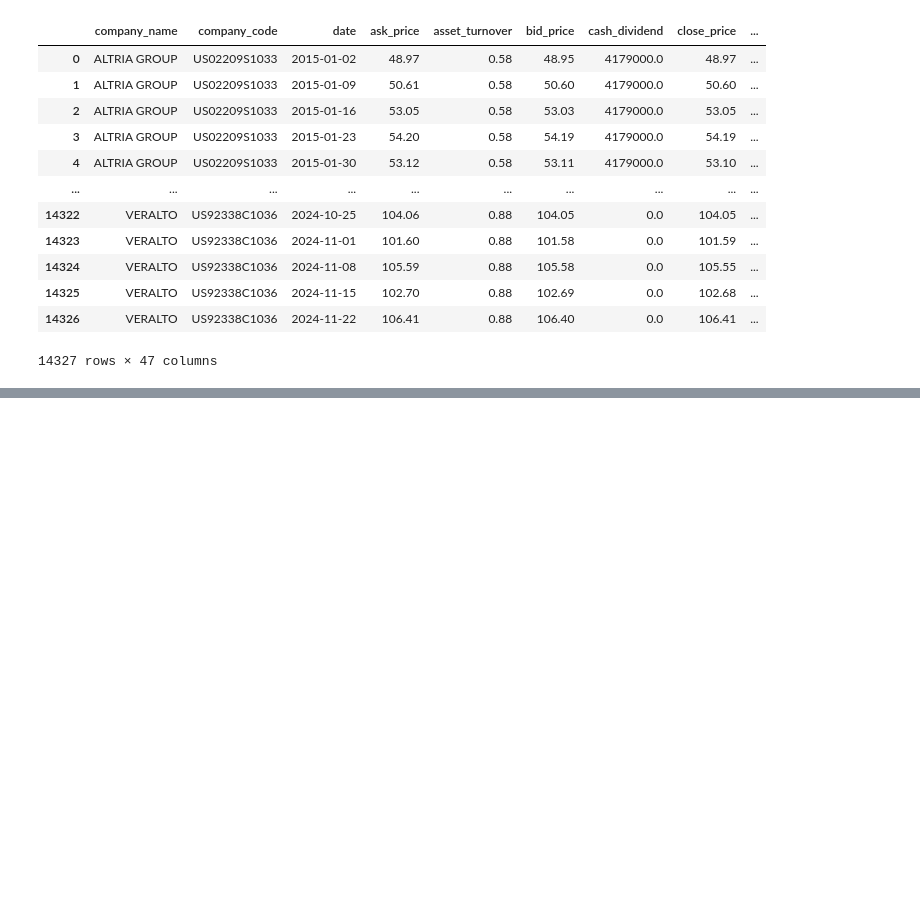
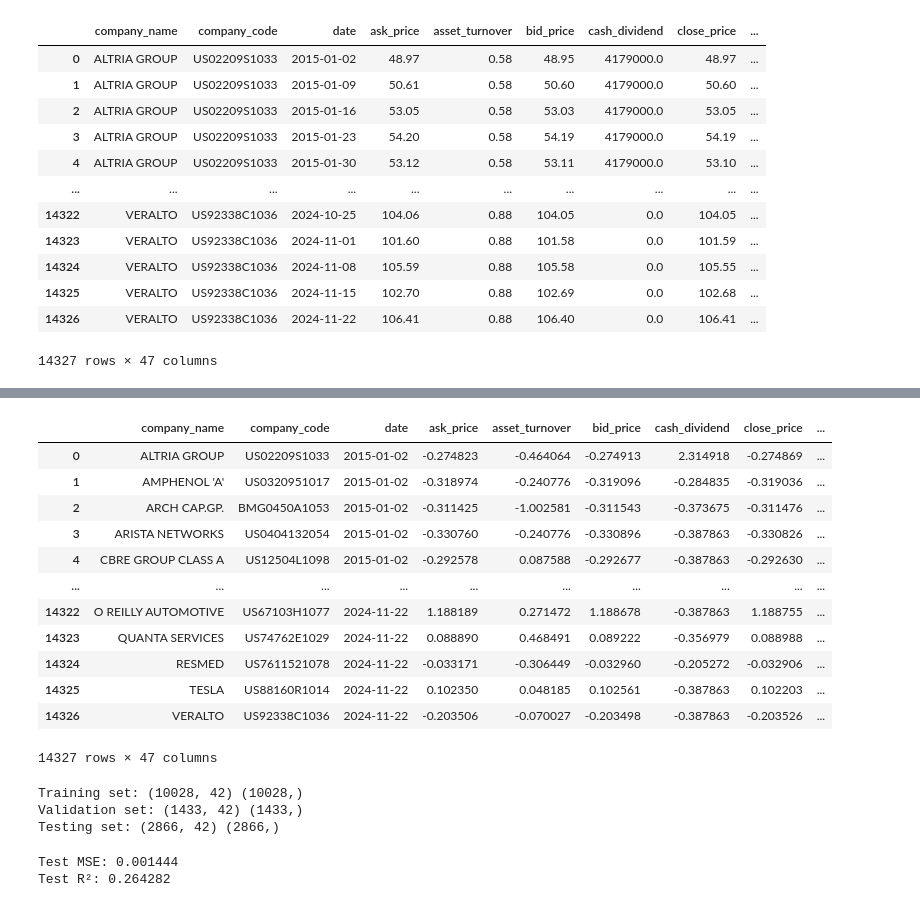
Before and after one commit to kaki1995/Project_Applying-AI-and-Large-Language-Models-in-Stock-Investment, a Jupyter notebook: Campus Challenge.ipynb, the cells around one changed output, grey strips where cells are left out. Saved outputs shown, nothing was run; the diff lists cells and outputs as text; code cells hidden in the pictures; blank space fills up the shorter version.

```diff
--- a/Campus Challenge.ipynb
+++ b/Campus Challenge.ipynb
@@ -1148,0 +1198,78 @@ df_top_30
+# %%
+# Sort DataFrame first by date and the by company_name
+df_scaled_sorted = df_scaled.sort_values(by=['date', 'company_name'])
+df_scaled_sorted = df_scaled_sorted.reset_index(drop=True)
+
+df_scaled_sorted
+# %% [output]
+|  | company_name | company_code | date | ask_price | asset_turnover | bid_price | cash_dividend | close_price | ... |
+| 0 | ALTRIA GROUP | US02209S1033 | 2015-01-02 | -0.274823 | -0.464064 | -0.274913 | 2.314918 | -0.274869 | ... |
+| 1 | AMPHENOL 'A' | US0320951017 | 2015-01-02 | -0.318974 | -0.240776 | -0.319096 | -0.284835 | -0.319036 | ... |
+| 2 | ARCH CAP.GP. | BMG0450A1053 | 2015-01-02 | -0.311425 | -1.002581 | -0.311543 | -0.373675 | -0.311476 | ... |
+| 3 | ARISTA NETWORKS | US0404132054 | 2015-01-02 | -0.330760 | -0.240776 | -0.330896 | -0.387863 | -0.330826 | ... |
+| 4 | CBRE GROUP CLASS A | US12504L1098 | 2015-01-02 | -0.292578 | 0.087588 | -0.292677 | -0.387863 | -0.292630 | ... |
+| ... | ... | ... | ... | ... | ... | ... | ... | ... | ... |
+| 14322 | O REILLY AUTOMOTIVE | US67103H1077 | 2024-11-22 | 1.188189 | 0.271472 | 1.188678 | -0.387863 | 1.188755 | ... |
+| 14323 | QUANTA SERVICES | US74762E1029 | 2024-11-22 | 0.088890 | 0.468491 | 0.089222 | -0.356979 | 0.088988 | ... |
+| 14324 | RESMED | US7611521078 | 2024-11-22 | -0.033171 | -0.306449 | -0.032960 | -0.205272 | -0.032906 | ... |
+| 14325 | TESLA | US88160R1014 | 2024-11-22 | 0.102350 | 0.048185 | 0.102561 | -0.387863 | 0.102203 | ... |
+| 14326 | VERALTO | US92338C1036 | 2024-11-22 | -0.203506 | -0.070027 | -0.203498 | -0.387863 | -0.203526 | ... |
+14327 rows × 47 columns
+# %%
+# Split the training, validation and test dataset
+
+# Define the target column
+target_col = df_scaled_sorted['next_week_return']
+
+# Define the columns to exclude
+exclude_cols = ['company_name', 'company_code', 'date', 'next_week_return', 'label']
+
+# Get the input columns by excluding the specified columns
+input_cols = df_scaled_sorted.columns.difference(exclude_cols)
+
+# Ensure all column names are strings
+df_scaled_sorted.columns = df_scaled_sorted.columns.astype(str)
+
+# Split the data into inputs (features) and target
+X = df_scaled_sorted[input_cols]
+y = df_scaled_sorted['next_week_return']
+
+# Step 1: Split the data into 80% training/validation and 20% testing
+X_train_val, X_test, y_train_val, y_test = train_test_split(X, y, test_size=0.2, random_state=42)
+
+# Step 2: Split the 80% training/validation into 70% training and 10% validation
+# The proportion of the training set is 70/80 = 0.875 and validation set is 10/80 = 0.125
+X_train, X_val, y_train, y_val = train_test_split(X_train_val, y_train_val, test_size=0.125, random_state=42)
+
+# Verifying the shapes
+print("Training set:", X_train.shape, y_train.shape)
+print("Validation set:", X_val.shape, y_val.shape)
+print("Testing set:", X_test.shape, y_test.shape)
+# %% [output]
+Training set: (10028, 42) (10028,)
+Validation set: (1433, 42) (1433,)
+Testing set: (2866, 42) (2866,)
+# %%
+# Random Forest: with default hyperparameters
+
+# Define a random forest regressor
+rf_reg = RandomForestRegressor(random_state=42)
+
+# Fit classifier
+rf_reg.fit(X_train, y_train)
+
+# Evaluate on the test set
+y_test_pred = rf_reg.predict(X_test)
+
+# Reverse the standardization of predictions and test target
+y_test_pred_original = scaler_y.inverse_transform(y_test_pred.reshape(-1, 1)).flatten()
+y_test_original = scaler_y.inverse_transform(y_test.values.reshape(-1, 1)).flatten()
+
+# Calculate and print test metrics
+test_mse = mean_squared_error(y_test_original, y_test_pred_original)
+test_r2 = r2_score(y_test_original, y_test_pred_original)
+print(f"Test MSE: {test_mse:.6f}")
+print(f"Test R²: {test_r2:.6f}")
+# %% [output]
+Test MSE: 0.001444
+Test R²: 0.264282
```
Also changed, not shown: parts of 2 cells of this notebook.
